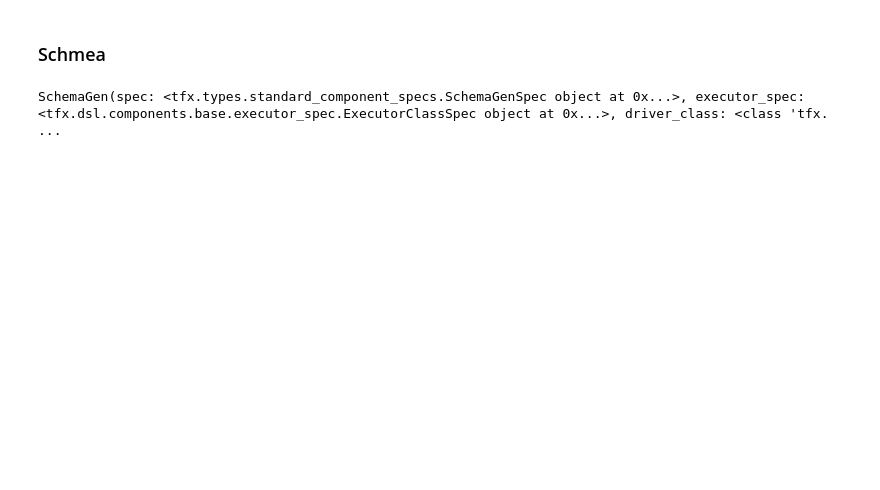
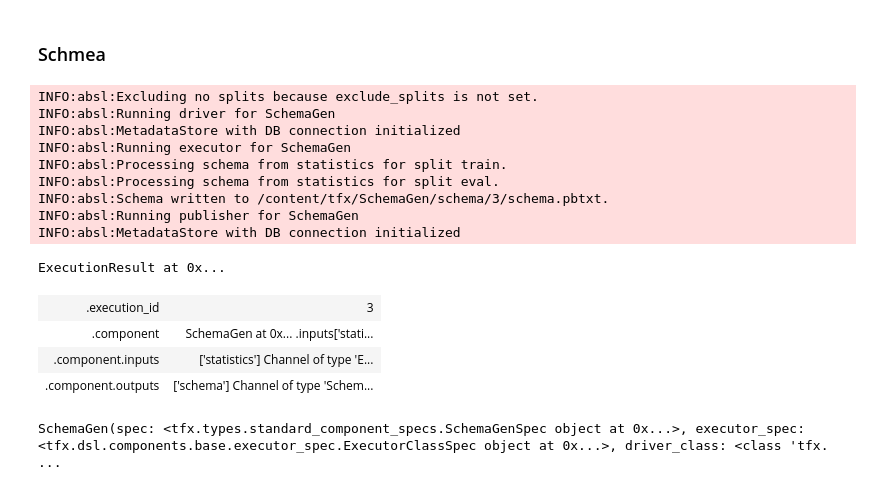
Before and after one commit to Satwikram/NLP-Implementations, a Jupyter notebook: BERT/End to End BERT using TFX.ipynb, the cells around one changed output. Cells and saved outputs as stored; diff of their text form; code cells hidden in the pictures; blank space fills up the shorter version.

```diff
--- a/BERT/End to End BERT using TFX.ipynb
+++ b/BERT/End to End BERT using TFX.ipynb
@@ -190,7 +270,25 @@ statistics_gen = StatisticsGen(examples=example_gen.outputs['examples'])
 # %% [markdown]
 ### Schmea
 # %%
-schema_gen = SchemaGen(statistics=statistics_gen.outputs['statistics'], infer_feature_shape=True)
+schema_gen = SchemaGen(
+    statistics=statistics_gen.outputs['statistics'],
+    infer_feature_shape=False)
+context.run(schema_gen)
+# %% [output]
+INFO:absl:Excluding no splits because exclude_splits is not set.
+INFO:absl:Running driver for SchemaGen
+INFO:absl:MetadataStore with DB connection initialized
+INFO:absl:Running executor for SchemaGen
+INFO:absl:Processing schema from statistics for split train.
+INFO:absl:Processing schema from statistics for split eval.
+INFO:absl:Schema written to /content/tfx/SchemaGen/schema/3/schema.pbtxt.
+INFO:absl:Running publisher for SchemaGen
+INFO:absl:MetadataStore with DB connection initialized
+ExecutionResult at 0x...
+| .execution_id | 3 |
+| .component | SchemaGen at 0x... .inputs['stati... |
+| .component.inputs | ['statistics'] Channel of type 'E... |
+| .component.outputs | ['schema'] Channel of type 'Schem... |
 # %%
 schema_gen
 # %% [output]
```
Also changed, not shown: parts of 28 cells of this notebook.
